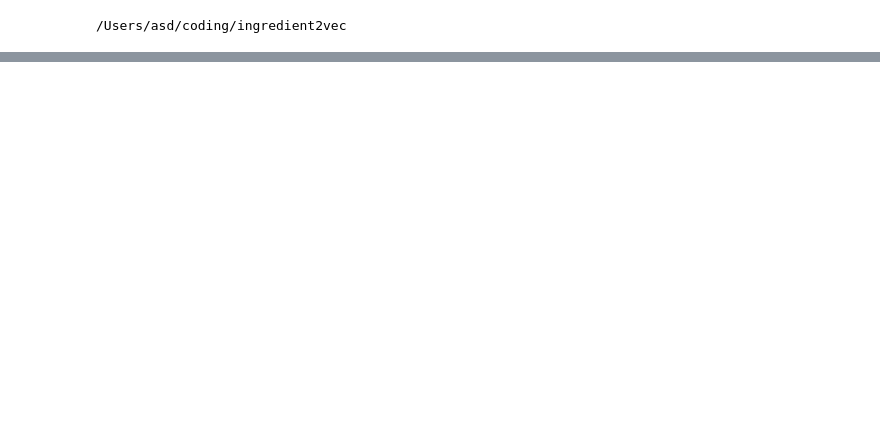
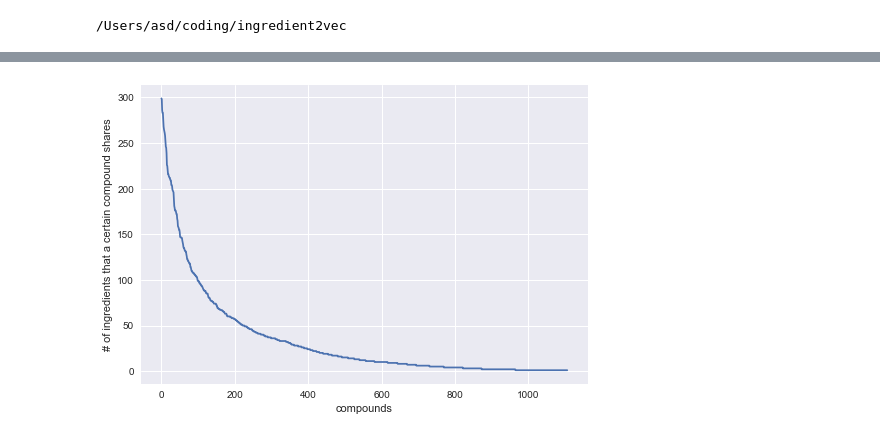
Before and after one commit to lamypark/ingredient2vec, a Jupyter notebook: ingredients_compounds_analysis.ipynb, the cells around one changed output, grey strips where cells are left out. Drawn from its saved outputs; the diff is of its cells as text; code cells hidden in the pictures; blank space fills up the shorter version.

```diff
--- a/ingredients_compounds_analysis.ipynb
+++ b/ingredients_compounds_analysis.ipynb
@@ -106,0 +222,8 @@ eucalyptus
+# %%
+inverse_relations_key_sorted = sorted(inverse_relations, key=lambda k: len(inverse_relations[k]), reverse=True)
+inverse_relations_compounds_list = []
+inverse_relations_len_list = []
+for key in inverse_relations_key_sorted:
+    inverse_relations_len_list.append(len(inverse_relations[key]))
+    inverse_relations_compounds_list.append(compounds[key])
+    print compounds[key], len(inverse_relations[key])
@@ -106,0 +248,10 @@ eucalyptus
+# %%
+x = xrange(len(inverse_relations_key_sorted))
+y = inverse_relations_len_list
+labels = inverse_relations_key_sorted
+plt.plot(y)
+plt.xlabel('compounds')
+plt.ylabel('# of ingredients that a certain compound shares')
+plt.show()
+# %% [output]
+[figure, added]
```
Also changed, not shown: parts of 8 cells of this notebook.
